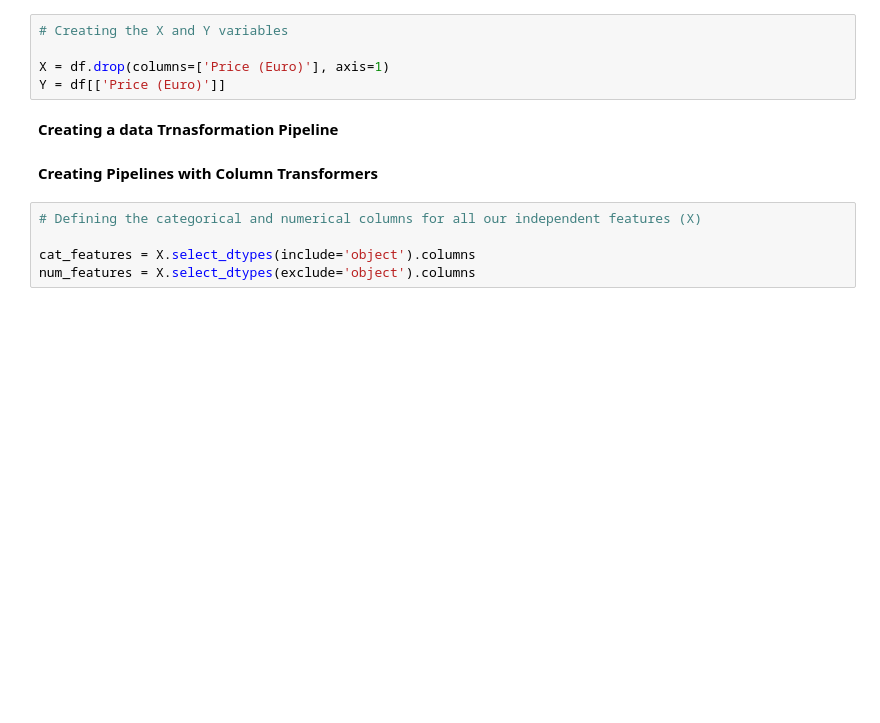
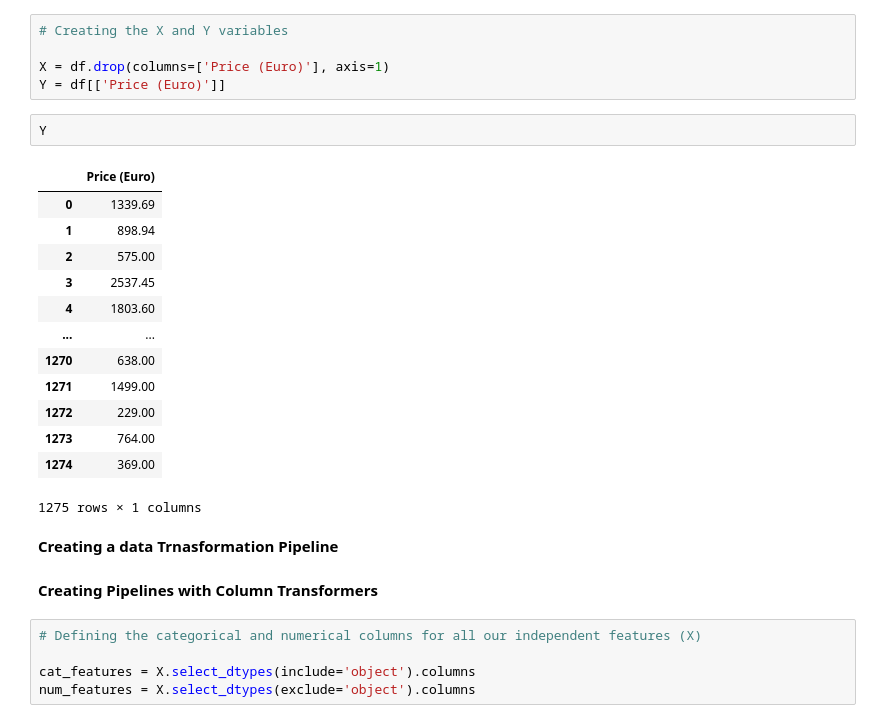
Before and after one commit to Collinceselly/laptop_price_prediction, a Jupyter notebook: notebook/model_training.ipynb, the cells around one changed output. Drawn from its saved outputs; the diff is of its cells as text; blank space fills up the shorter version.

```diff
--- a/notebook/model_training.ipynb
+++ b/notebook/model_training.ipynb
@@ -35,6 +35,22 @@ df.head()
 
 X = df.drop(columns=['Price (Euro)'], axis=1)
 Y = df[['Price (Euro)']]
+# %%
+Y
+# %% [output]
+|  | Price (Euro) |
+| 0 | 1339.69 |
+| 1 | 898.94 |
+| 2 | 575.00 |
+| 3 | 2537.45 |
+| 4 | 1803.60 |
+| ... | ... |
+| 1270 | 638.00 |
+| 1271 | 1499.00 |
+| 1272 | 229.00 |
+| 1273 | 764.00 |
+| 1274 | 369.00 |
+1275 rows × 1 columns
 # %% [markdown]
 **Creating a data Trnasformation Pipeline**
 # %% [markdown]
```
Also changed, not shown: 24 other files.
